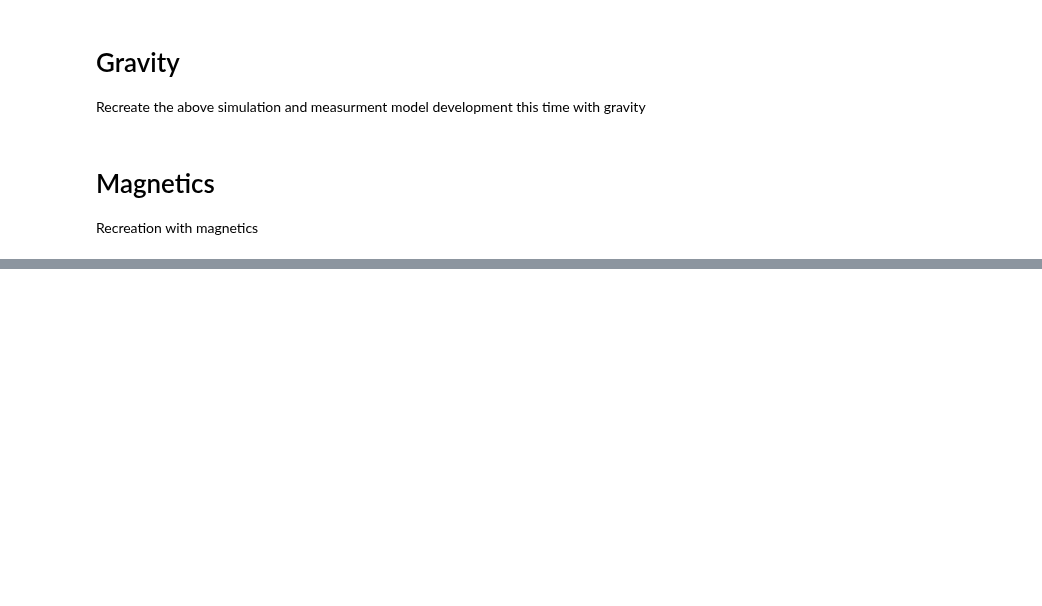
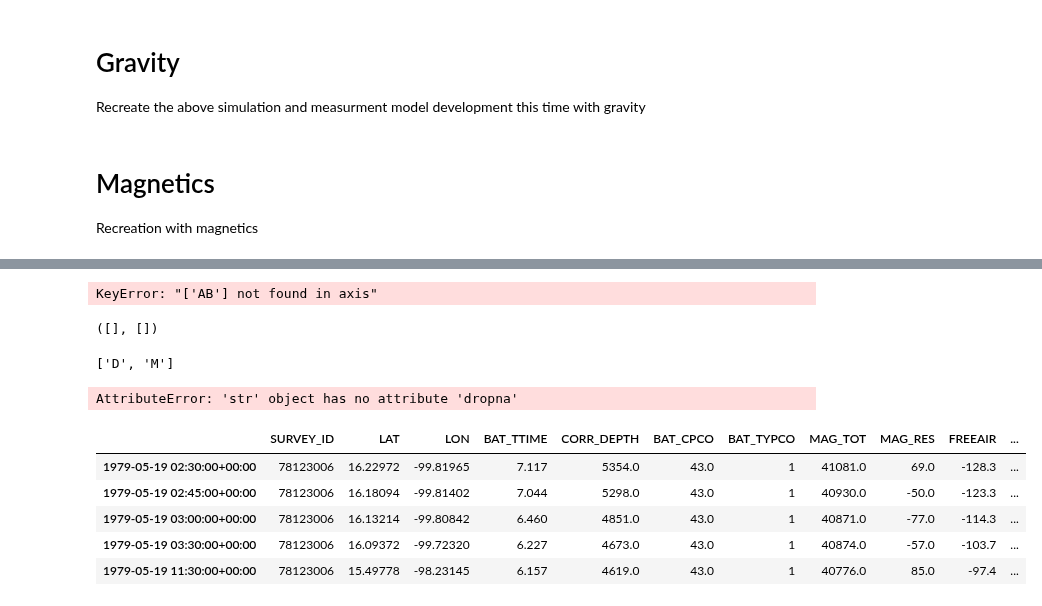
Before and after one commit to jbrodovsky/geophysical_nav, a Jupyter notebook: bathy_pf.ipynb, the cells around one changed output, grey strips where cells are left out. Cells and saved outputs as stored; diff of their text form; code cells hidden in the pictures; blank space fills up the shorter version.

```diff
--- a/bathy_pf.ipynb
+++ b/bathy_pf.ipynb
@@ -563,0 +549,4 @@ ArgumentError: Could not parse SQLAlchemy URL from string 'sql:http://127.0.0.1:
+# %%
+df.drop("AB")
+# %% [output]
+KeyError: "['AB'] not found in axis"
@@ -563,0 +555,27 @@ ArgumentError: Could not parse SQLAlchemy URL from string 'sql:http://127.0.0.1:
+# %%
+tbx.parse_tracklines(df, data_types=["depth", "mag"])
+# %% [output]
+([], [])
+# %%
+tbx.validate_data_type_string(data_types=["depth", "mag"])
+# %% [output]
+['D', 'M']
+# %%
+data = tbx.m77t_to_df("./test/test_data.m77t")
+# %% [output]
+AttributeError: 'str' object has no attribute 'dropna'
+# %%
+
+data["DT"] = data.index.to_series().diff().fillna(pd.Timedelta(seconds=0))
+# %%
+from datetime import timedelta
+data.loc[data.index[0], "DT"] = timedelta(seconds=0)
+# %%
+data.head()
+# %% [output]
+|  | SURVEY_ID | LAT | LON | BAT_TTIME | CORR_DEPTH | BAT_CPCO | BAT_TYPCO | MAG_TOT | MAG_RES | FREEAIR | ... |
+| 1979-05-19 02:30:00+00:00 | 78123006 | 16.22972 | -99.81965 | 7.117 | 5354.0 | 43.0 | 1 | 41081.0 | 69.0 | -128.3 | ... |
+| 1979-05-19 02:45:00+00:00 | 78123006 | 16.18094 | -99.81402 | 7.044 | 5298.0 | 43.0 | 1 | 40930.0 | -50.0 | -123.3 | ... |
+| 1979-05-19 03:00:00+00:00 | 78123006 | 16.13214 | -99.80842 | 6.460 | 4851.0 | 43.0 | 1 | 40871.0 | -77.0 | -114.3 | ... |
+| 1979-05-19 03:30:00+00:00 | 78123006 | 16.09372 | -99.72320 | 6.227 | 4673.0 | 43.0 | 1 | 40874.0 | -57.0 | -103.7 | ... |
+| 1979-05-19 11:30:00+00:00 | 78123006 | 15.49778 | -98.23145 | 6.157 | 4619.0 | 43.0 | 1 | 40776.0 | 85.0 | -97.4 | ... |
```
Also changed, not shown: parts of 10 cells of this notebook, 4 other files.
